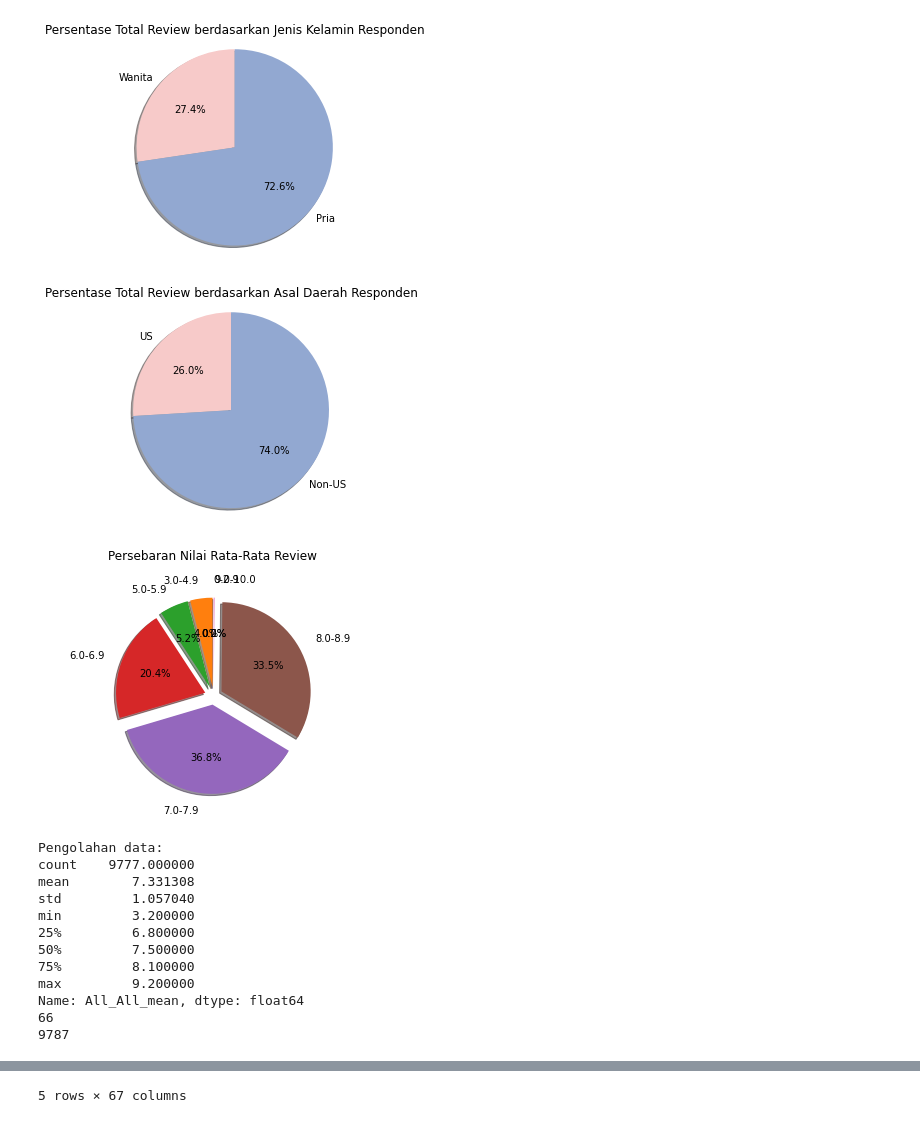
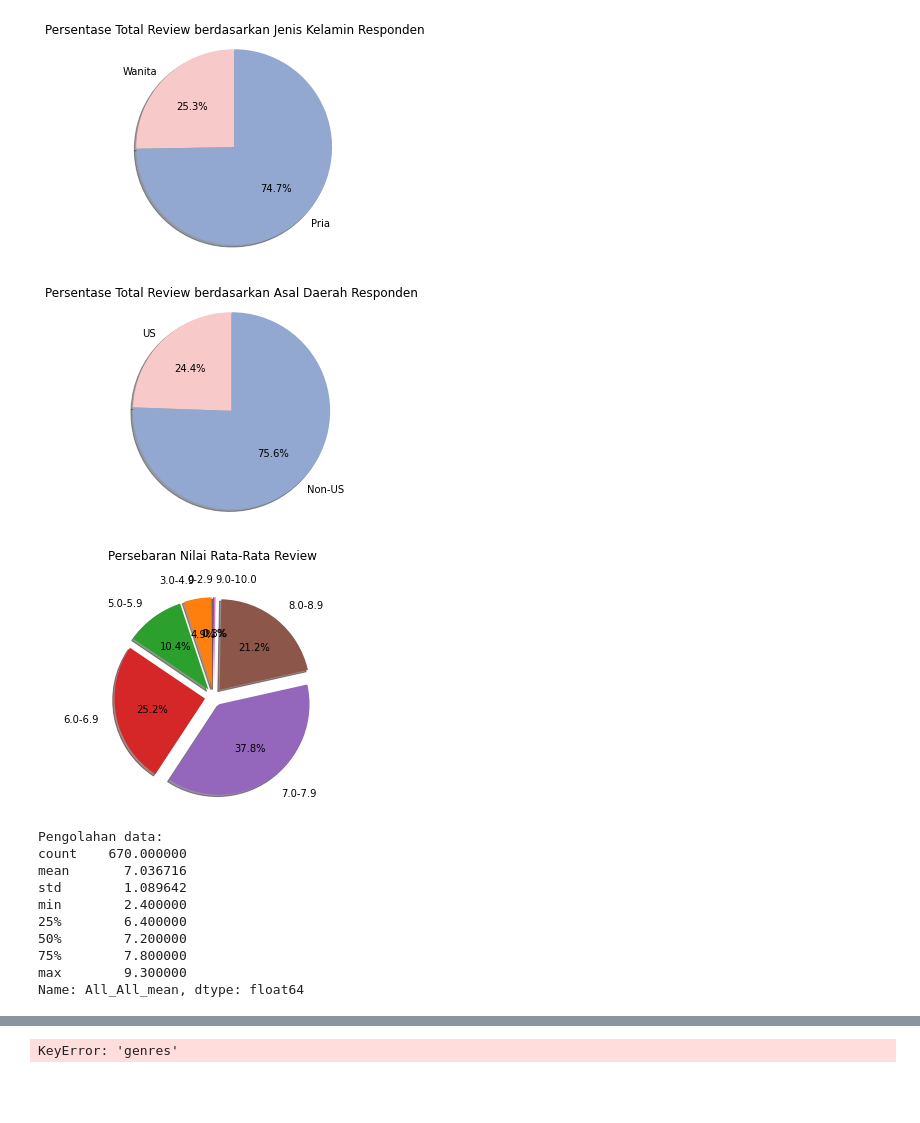
Before and after one commit to NoVindrax114/Kode-Tugas-AIB-Netflix, a Jupyter notebook: Notebook AIB Kelompok 3.ipynb, the cells around one changed output, grey strips where cells are left out. Drawn from its saved outputs; the diff is of its cells as text; code cells hidden in the pictures; blank space fills up the shorter version.

```diff
--- a/Notebook AIB Kelompok 3.ipynb
+++ b/Notebook AIB Kelompok 3.ipynb
@@ -215,11 +215,12 @@ print("Dataframe 3 ", df3.shape)
 print("Tidak dilakukan data cleaning karena data yang digunakan sudah dicek dan sudah dapat langsung digunakan")
 
 ##### Merging Dataframe
+#Dilakukan Data Preparation sebagian agar data yang NaN tidak terlalu banyak karena tidak terpakai dengan tidak
+#menggunakan df1
 df = pd.merge(df2, df3, on="title")
-df1 = df1.rename({"series_name":"title"}, axis='columns')
-df = pd.merge(df, df1, on="title")
 print ("Ukuran Data setelah Merging")
 print (df.shape)
+
 
 print ("")
 print ("Contoh 5 Baris Pertama Dataset Setelah Merge")
@@ -326,15 +327,13 @@ Contoh 5 Baris Pertama Dataset Setelah Merge
-[figure, old version]
+[figure, new version]
-[figure, old version]
+[figure, new version]
-[figure, old version]
+[figure, new version]
 Pengolahan data:
-count    9777.000000
-mean        7.331308
-std         1.057040
-min         3.200000
-25%         6.800000
-50%         7.500000
-75%         8.100000
-max         9.200000
+count    670.000000
+mean       7.036716
+std        1.089642
+min        2.400000
+25%        6.400000
+50%        7.200000
+75%        7.800000
+max        9.300000
 Name: All_All_mean, dtype: float64
-66
-9787
@@ -347 +340 @@ Name: All_All_mean, dtype: float64
-5 rows × 67 columns
+KeyError: 'genres'
```
Also changed, not shown: parts of 1 cell of this notebook, 4 other files.
